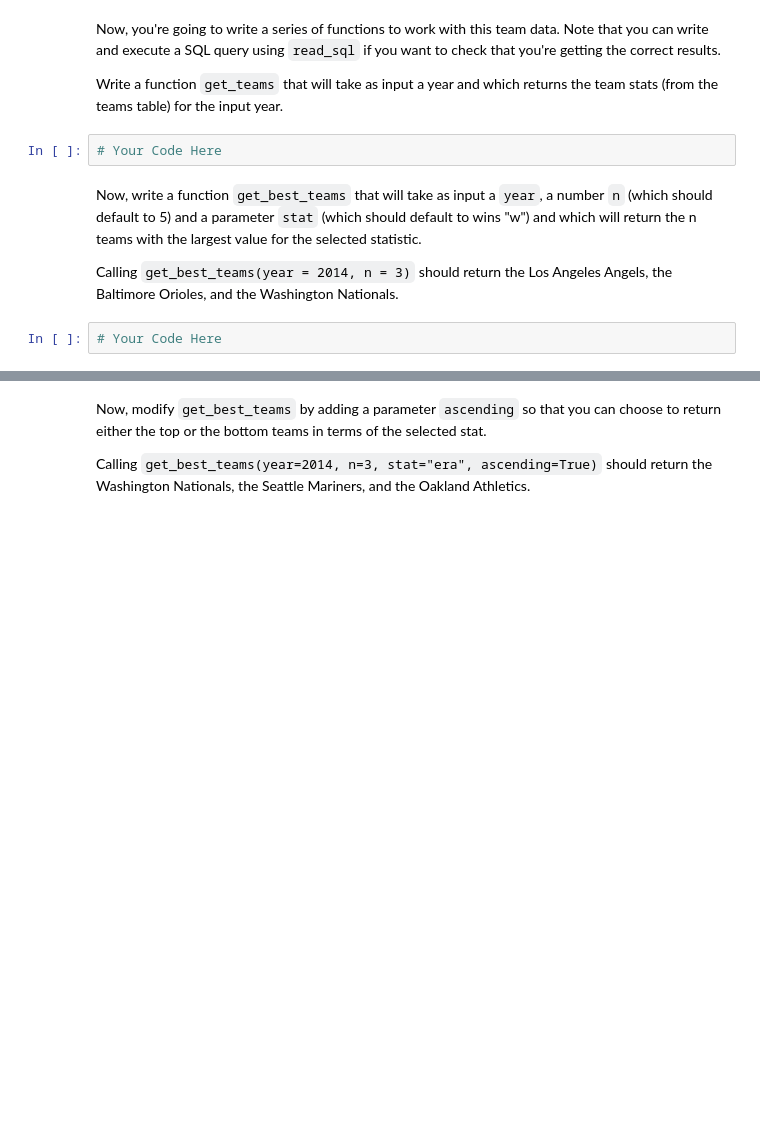
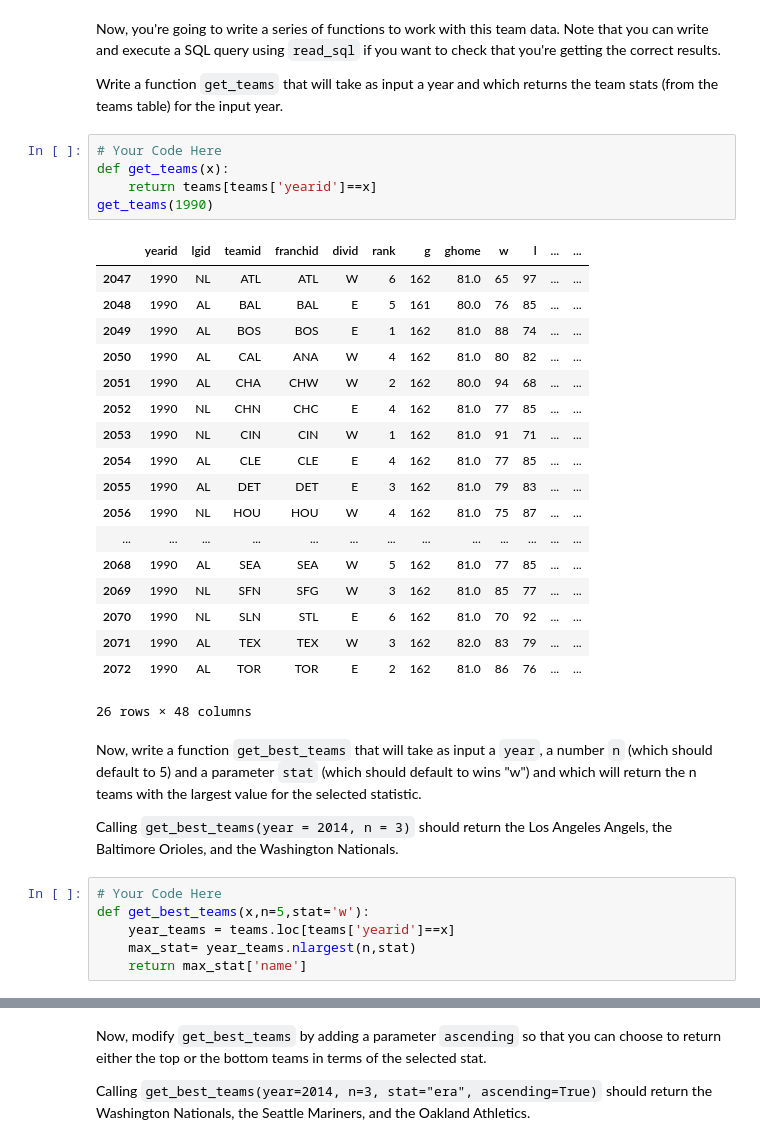
Before and after one commit to NSS-Data-Analytics-Cohort-10/loops-and-functions-Daniel-Hoover, a Jupyter notebook: notebooks/Loops_and_Functions_Practice_DA10.ipynb, the cells around one changed output, grey strips where cells are left out. Cells and saved outputs as stored; diff of their text form; blank space fills up the shorter version.

```diff
--- a/notebooks/Loops_and_Functions_Practice_DA10.ipynb
+++ b/notebooks/Loops_and_Functions_Practice_DA10.ipynb
@@ -220,9 +226,35 @@ Now, you're going to write a series of functions to work with this team data. No
 Write a function `get_teams` that will take as input a year and which returns the team stats (from the teams table) for the input year.
 # %%
 # Your Code Here
+def get_teams(x):
+    return teams[teams['yearid']==x]
+get_teams(1990)
+# %% [output]
+|  | yearid | lgid | teamid | franchid | divid | rank | g | ghome | w | l | ... | ... |
+| 2047 | 1990 | NL | ATL | ATL | W | 6 | 162 | 81.0 | 65 | 97 | ... | ... |
+| 2048 | 1990 | AL | BAL | BAL | E | 5 | 161 | 80.0 | 76 | 85 | ... | ... |
+| 2049 | 1990 | AL | BOS | BOS | E | 1 | 162 | 81.0 | 88 | 74 | ... | ... |
+| 2050 | 1990 | AL | CAL | ANA | W | 4 | 162 | 81.0 | 80 | 82 | ... | ... |
+| 2051 | 1990 | AL | CHA | CHW | W | 2 | 162 | 80.0 | 94 | 68 | ... | ... |
+| 2052 | 1990 | NL | CHN | CHC | E | 4 | 162 | 81.0 | 77 | 85 | ... | ... |
+| 2053 | 1990 | NL | CIN | CIN | W | 1 | 162 | 81.0 | 91 | 71 | ... | ... |
+| 2054 | 1990 | AL | CLE | CLE | E | 4 | 162 | 81.0 | 77 | 85 | ... | ... |
+| 2055 | 1990 | AL | DET | DET | E | 3 | 162 | 81.0 | 79 | 83 | ... | ... |
+| 2056 | 1990 | NL | HOU | HOU | W | 4 | 162 | 81.0 | 75 | 87 | ... | ... |
+| ... | ... | ... | ... | ... | ... | ... | ... | ... | ... | ... | ... | ... |
+| 2068 | 1990 | AL | SEA | SEA | W | 5 | 162 | 81.0 | 77 | 85 | ... | ... |
+| 2069 | 1990 | NL | SFN | SFG | W | 3 | 162 | 81.0 | 85 | 77 | ... | ... |
+| 2070 | 1990 | NL | SLN | STL | E | 6 | 162 | 81.0 | 70 | 92 | ... | ... |
+| 2071 | 1990 | AL | TEX | TEX | W | 3 | 162 | 82.0 | 83 | 79 | ... | ... |
+| 2072 | 1990 | AL | TOR | TOR | E | 2 | 162 | 81.0 | 86 | 76 | ... | ... |
+26 rows × 48 columns
 # %% [markdown]
 Now, write a function `get_best_teams` that will take as input a `year`, a number `n` (which should default to 5) and a parameter `stat` (which should default to wins "w") and which will return the n teams with the largest value for the selected statistic.
 
 Calling `get_best_teams(year = 2014, n = 3)` should return the Los Angeles Angels, the Baltimore Orioles, and the Washington Nationals.
 # %%
 # Your Code Here
+def get_best_teams(x,n=5,stat='w'):
+    year_teams = teams.loc[teams['yearid']==x]
+    max_stat= year_teams.nlargest(n,stat)
+    return max_stat['name']
```
Also changed, not shown: parts of 11 cells of this notebook, 1 other file.
